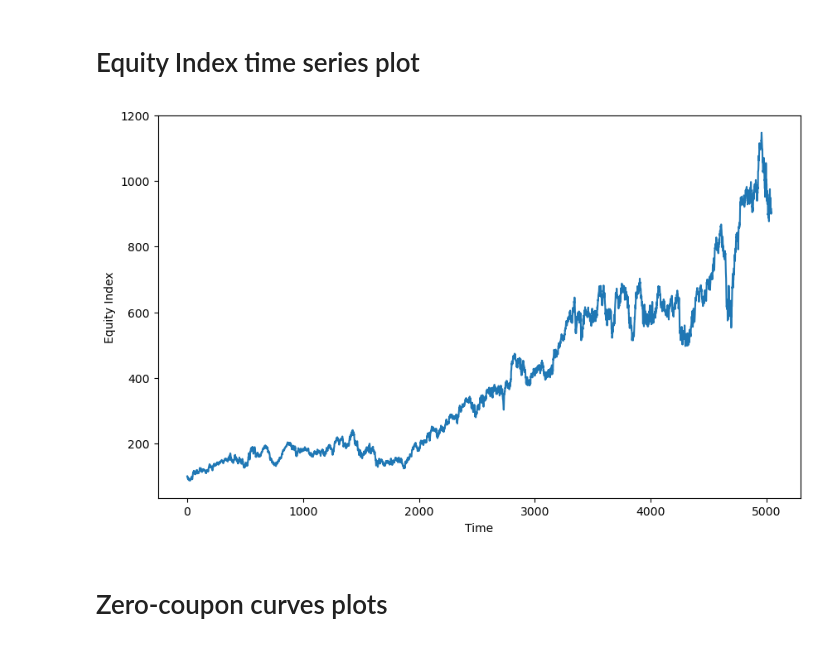
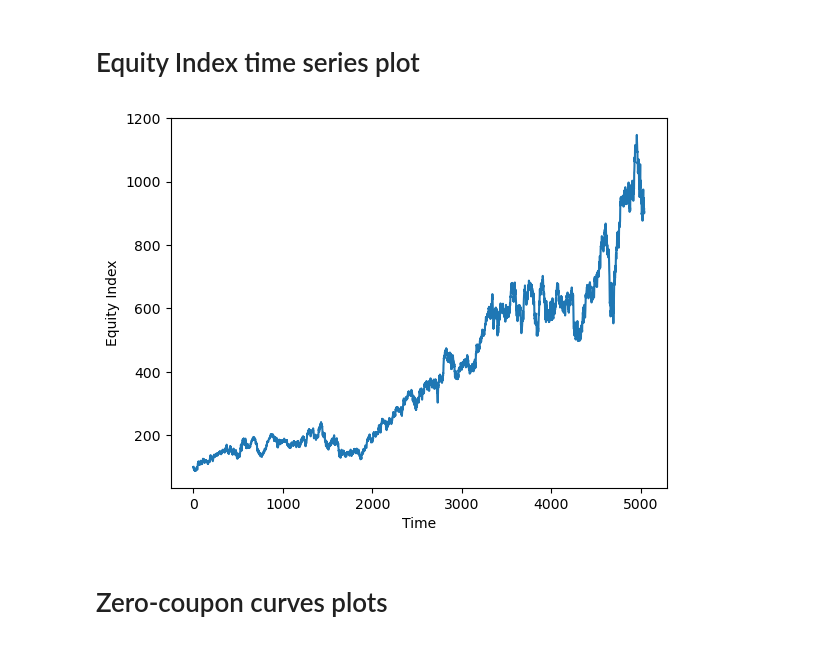
Before and after one commit to radusbriciu/pcrm-book, a Jupyter notebook: code/chapter3/chapter3_1.ipynb, the cells around one changed output. Drawn from its saved outputs; the diff is of its cells as text; code cells hidden in the pictures.

```diff
--- a/code/chapter3/chapter3_1.ipynb
+++ b/code/chapter3/chapter3_1.ipynb
@@ -34,13 +34,12 @@ time_series.head(10)
 # Equity Index time series plot
 # %%
 # Plot equity index time series
-plt.figure(figsize=(10, 6))
 plt.plot(time_series['Equity Index'])
 plt.xlabel('Time')
 plt.ylabel('Equity Index')
 plt.show()
 # %% [output]
-[figure, old version]
+[figure, new version]
 # %% [markdown]
 # Zero-coupon curves plots
 # %%
```
Also changed, not shown: parts of 10 cells of this notebook, 1 other file.
